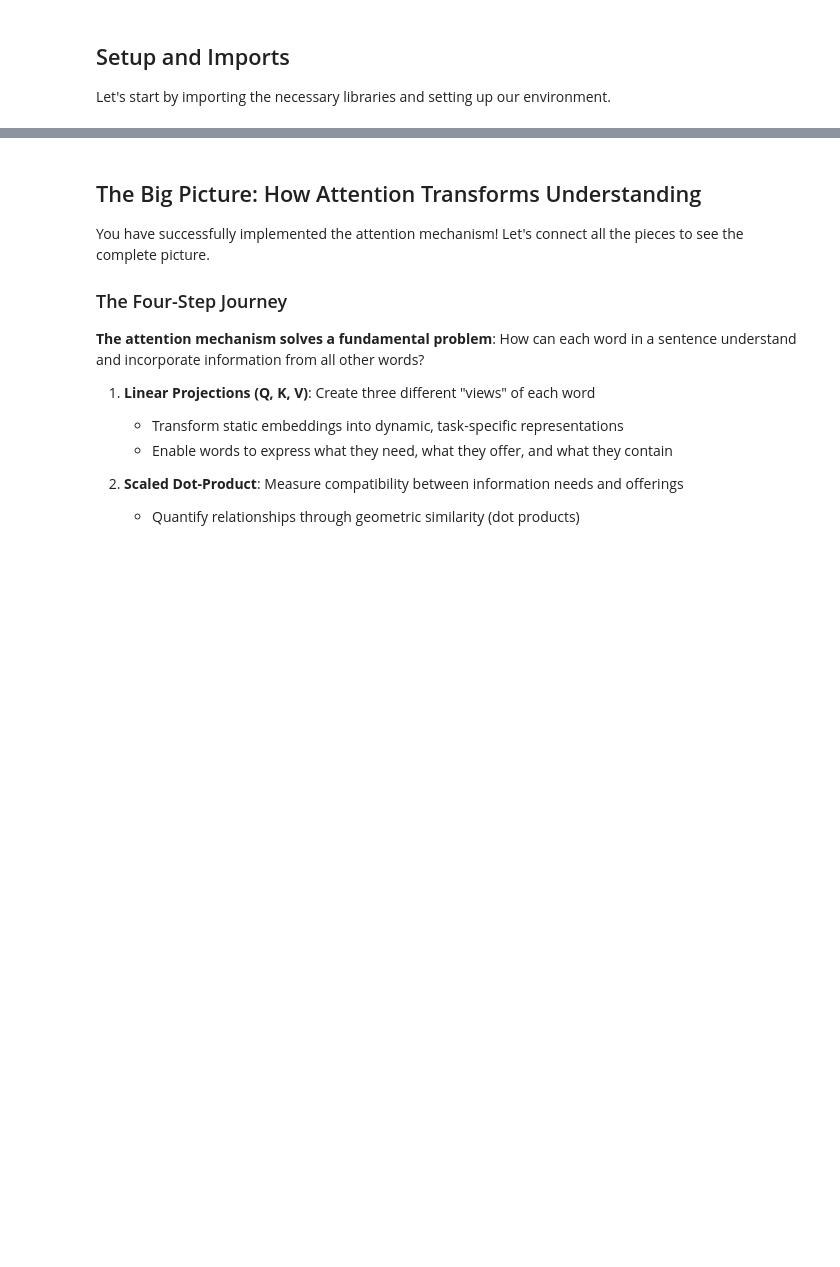
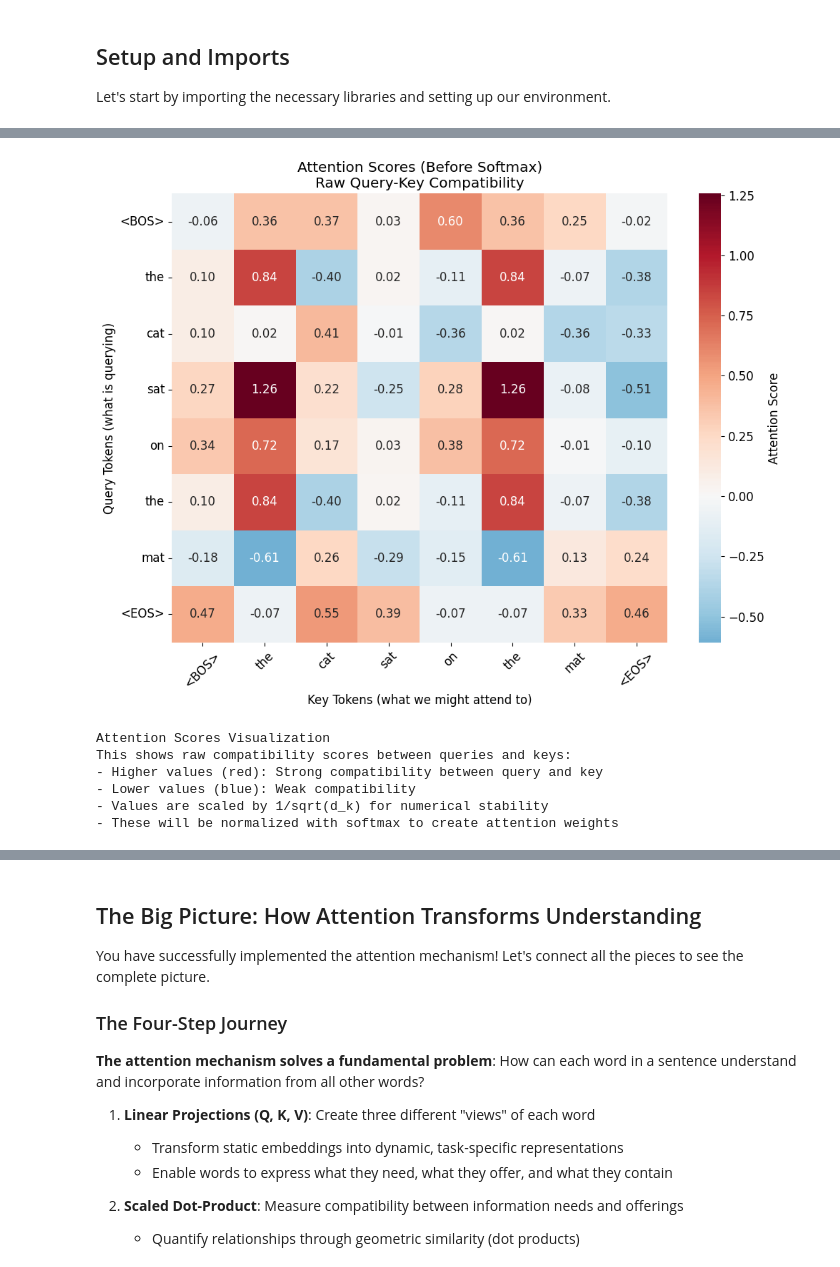
Before and after one commit to FelixSoderstrom/the-attention-mechanism, a Jupyter notebook: lesson.ipynb, the cells around one changed output, grey strips where cells are left out. Saved outputs shown, nothing was run; the diff lists cells and outputs as text; code cells hidden in the pictures; blank space fills up the shorter version.

```diff
--- a/lesson.ipynb
+++ b/lesson.ipynb
@@ -220,9 +252,6 @@ $$\text{Score}_{i,j} = \frac{\text{query}_i \cdot \text{key}_j}{\sqrt{d_k}}$$
 
 This answers: *"How relevant is the information that token j can provide to what token i is looking for?"*
 # %%
-# COMPLETED: Implement scaled dot-product attention scores
-# Implemented: Compute the attention scores using the scaled dot-product formula
-
 def compute_attention_scores(Q, K):
     """
     Compute scaled dot-product attention scores.
@@ -236,17 +265,19 @@ def compute_attention_scores(Q, K):
     """
     # Implementation follows: scores = Q * K^T / sqrt(d_k)
 
-    # 1. Get the dimension d_k for scaling
-    d_k = K.shape[-1]
+    # ===== REQUIRED IMPLEMENTATION (GRADED) =====
+    # TODO: Get the dimension d_k for scaling
+    d_k = Q.shape[-1]
 
-    # 2. Compute dot product between Q and K^T
-    # Q shape: (batch_size, seq_len, d_k)
-    # K^T shape: (batch_size, d_k, seq_len) - transpose last two dimensions
-    # Result: (batch_size, seq_len, seq_len)
-    attention_scores = torch.matmul(Q, K.transpose(-2, -1))
+    # TODO: Compute dot product between Q and K^T
+    # Q: (batch_size, seq_len, d_k)
+    # K^T: (batch_size, d_k, seq_len)
+    scores = torch.matmul(Q, K.transpose(-2, -1))
 
-    # 3. Scale by sqrt(d_k) to prevent extreme values
-    attention_scores = attention_scores / torch.sqrt(torch.tensor(d_k, dtype=torch.float32))
+    # TODO: Scale by sqrt(d_k) to prevent extreme values
+    attention_scores = scores / torch.sqrt(torch.tensor(d_k, dtype=torch.float32))
+
+    # ===== END REQUIRED SECTION =====
 
     return attention_scores
 
@@ -262,2 +289,13 @@ print("Successfully computed attention scores!")
+# %%
+# VISUALIZATION
+visualize_attention_scores(attention_scores, tokens)
+# %% [output]
+[figure, added]
+Attention Scores Visualization
+This shows raw compatibility scores between queries and keys:
+- Higher values (red): Strong compatibility between query and key
+- Lower values (blue): Weak compatibility
+- Values are scaled by 1/sqrt(d_k) for numerical stability
+- These will be normalized with softmax to create attention weights
 # %% [markdown]
 ---
```
Also changed, not shown: parts of 38 cells of this notebook, 1 other file.
